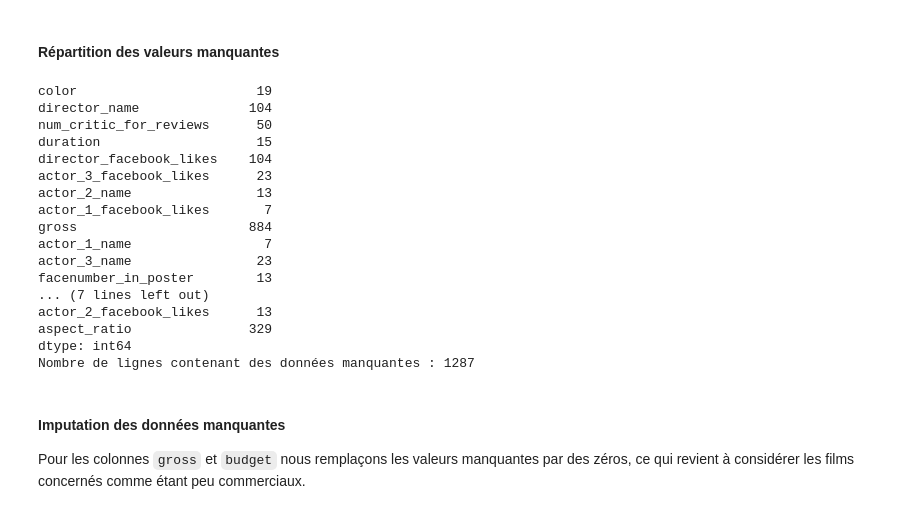
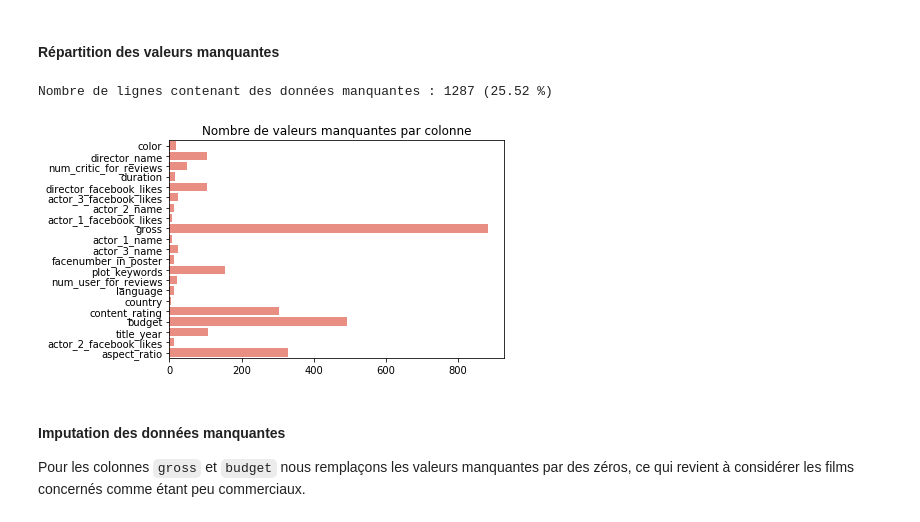
Before and after one commit to RegisC/JupyterNotebooks, a Jupyter notebook: Parcours Data Scientist/Projet3-Exploration.ipynb, the cells around one changed output. Saved outputs shown, nothing was run; the diff lists cells and outputs as text; code cells hidden in the pictures.

```diff
--- a/Parcours Data Scientist/Projet3-Exploration.ipynb
+++ b/Parcours Data Scientist/Projet3-Exploration.ipynb
@@ -77,28 +76,18 @@ data.head(10)
 ### Traitement des valeurs manquantes
 # %% [markdown]
 #### Répartition des valeurs manquantes
-# %%
-totals_by_colon = data.isnull().sum(axis=0)
-print(totals_by_colon[totals_by_colon != 0])
-print(f"Nombre de lignes contenant des données manquantes : {data.isnull().any(axis=1).sum()}")
-# %% [output]
-color                       19
-director_name              104
-num_critic_for_reviews      50
-duration                    15
-director_facebook_likes    104
-actor_3_facebook_likes      23
-actor_2_name                13
-actor_1_facebook_likes       7
-gross                      884
-actor_1_name                 7
-actor_3_name                23
-facenumber_in_poster        13
-... (7 lines left out)
-actor_2_facebook_likes      13
-aspect_ratio               329
-dtype: int64
-Nombre de lignes contenant des données manquantes : 1287
+# %%
+nas_by_col = data.isnull().sum(axis=0)
+non_zeros = nas_by_col[nas_by_col != 0]
+#print(non_zeros)
+total = data.isnull().any(axis=1).sum()
+print(f"Nombre de lignes contenant des données manquantes : "
+      f"{total} ({total/len(data)*100:0.2f} %)")
+axis = sns.barplot(x=non_zeros, y=non_zeros.index, color='salmon')
+axis.set_title('Nombre de valeurs manquantes par colonne')
+# %% [output]
+Nombre de lignes contenant des données manquantes : 1287 (25.52 %)
+[figure, added]
 # %% [markdown]
 #### Imputation des données manquantes
 Pour les colonnes `gross` et `budget` nous remplaçons les valeurs manquantes par des zéros, ce qui revient à considérer les films concernés comme étant peu commerciaux.
```
Also changed, not shown: parts of 11 cells of this notebook, 5 other files.
